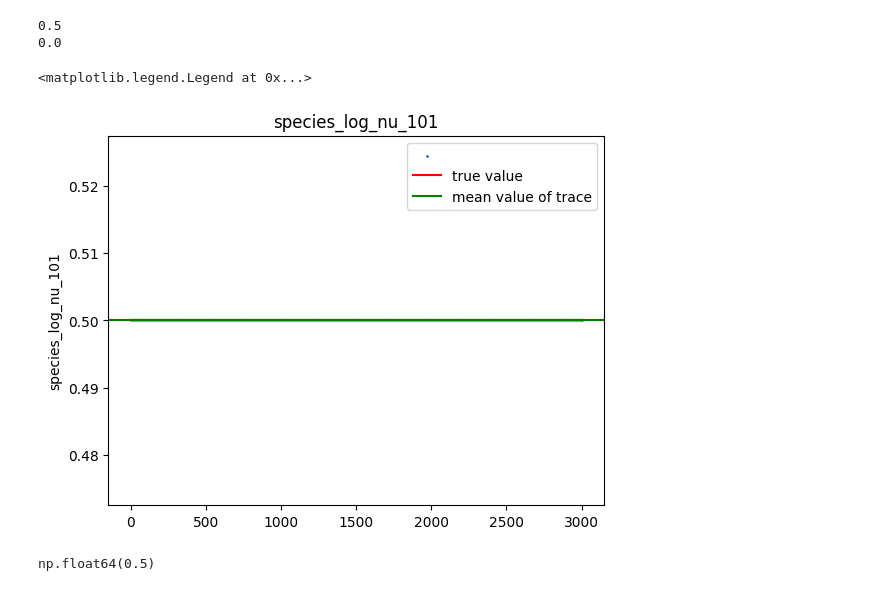
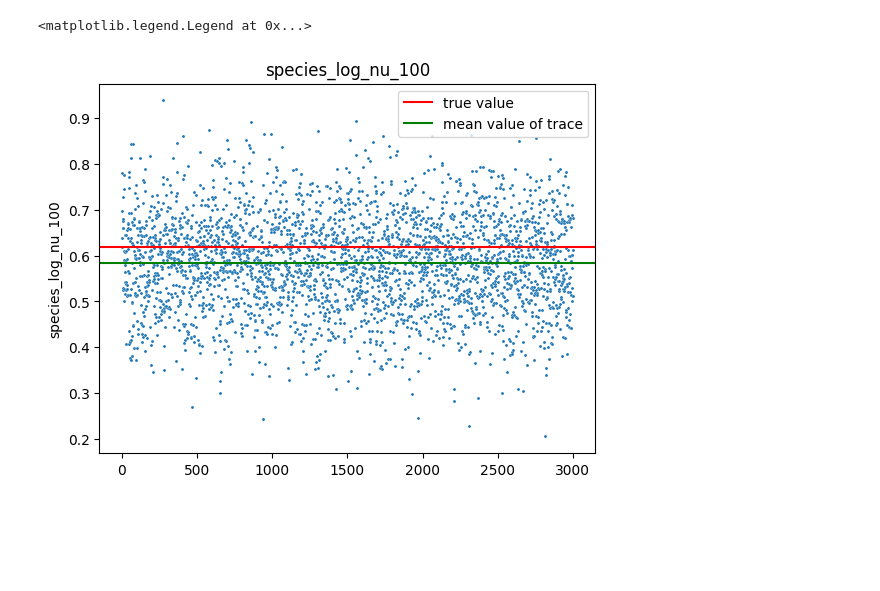
Before and after one commit to anticipated-chemistry-of-life/markov-random-field, a Jupyter notebook: model_validation/single_root/test_out/check_posterior.ipynb, the cells around one changed output. Cells and saved outputs as stored; diff of their text form; code cells hidden in the pictures; blank space fills up the shorter version.

```diff
--- a/model_validation/single_root/test_out/check_posterior.ipynb
+++ b/model_validation/single_root/test_out/check_posterior.ipynb
@@ -5,29 +5,19 @@ import pandas as pd
 trace = pd.read_csv("acol_trace.txt", sep="\t")
 
 which_variable = "species_log_nu"
-which_number = which_variable + "_101"
+which_number = which_variable + "_100"
-# %%
-print(trace[which_number].mean())
-print(trace[which_number].var())
-# %% [output]
-0.5
-0.0
 # %%
 import seaborn as sns
 import matplotlib.pyplot as plt
 
 sns.scatterplot(data=trace, y=which_number, x=range(len(trace)), s=5).set_title(
     which_number
 )
-plt.axhline(y=trace[which_number][0], color="red")
-plt.axhline(y=trace[which_number].mean(), color="green")
-plt.legend(["", "true value", "mean value of trace"])
+plt.axhline(y=trace[which_number][0], color="red", label="true value")
+plt.axhline(y=trace[which_number].mean(), color="green", label="mean value of trace")
+plt.legend()
 # %% [output]
 <matplotlib.legend.Legend at 0x...>
-[figure, old version]
+[figure, new version]
 # %%
 species_alpha = [i for i in trace.columns if which_variable in i]
-# %%
-trace[which_number][0]
-# %% [output]
-np.float64(0.5)
```
Also changed, not shown: parts of 3 cells of this notebook, 24 other files.
